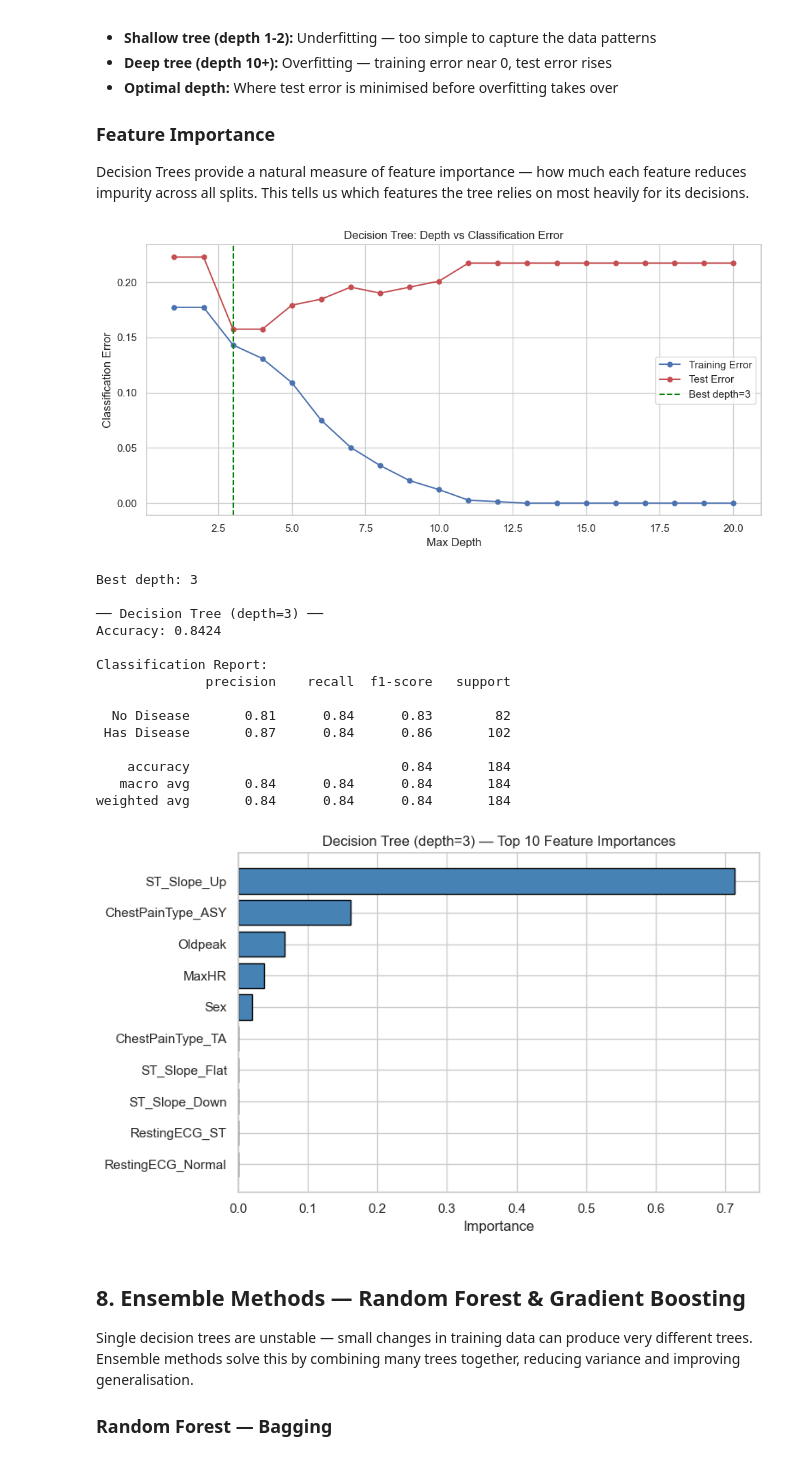
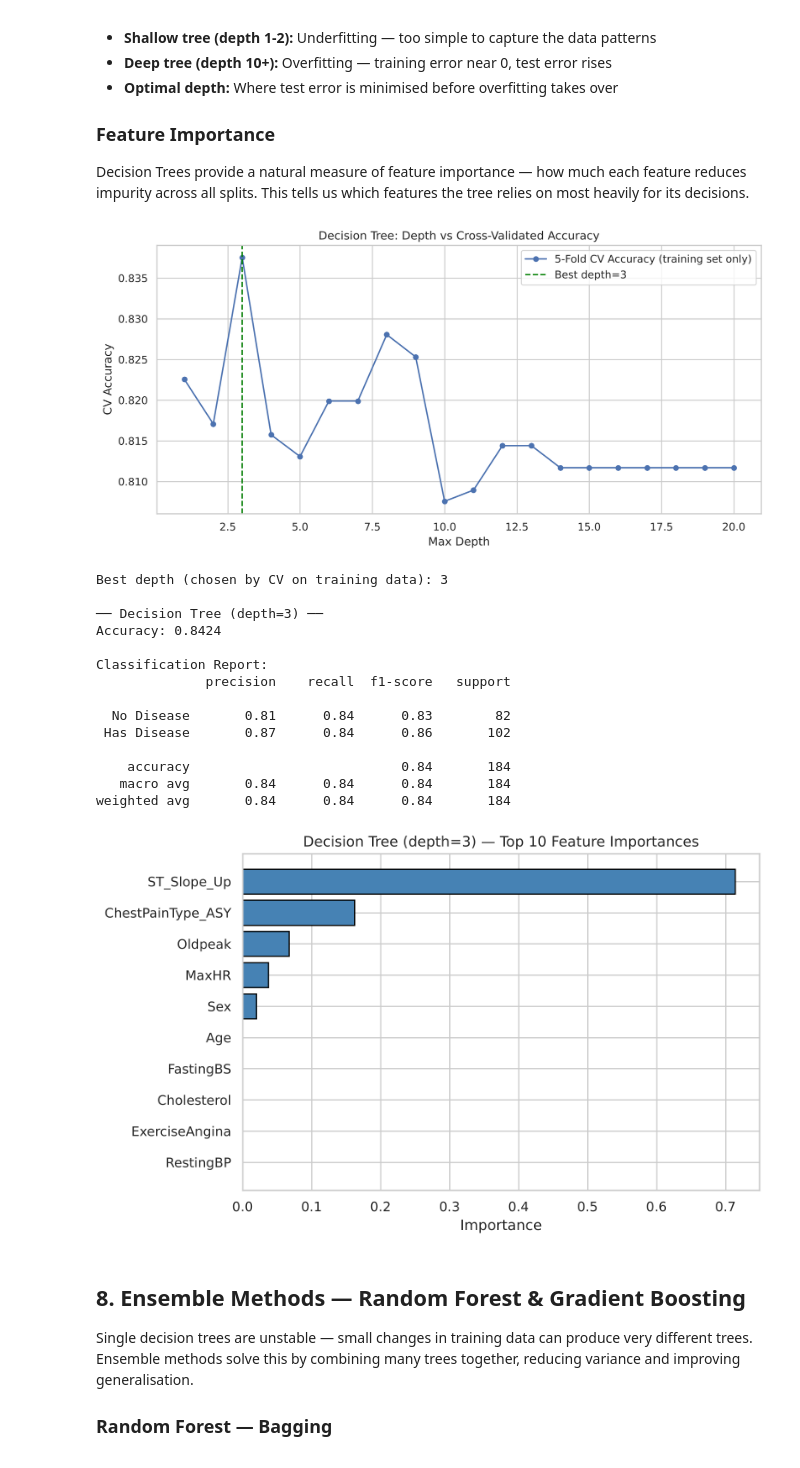
Before and after one commit to vyshnavi259sk/heart-disease-ml, a Jupyter notebook: notebooks/02_Modelling.ipynb, the cells around one changed output. Drawn from its saved outputs; the diff is of its cells as text; code cells hidden in the pictures.

```diff
--- a/notebooks/02_Modelling.ipynb
+++ b/notebooks/02_Modelling.ipynb
@@ -659,27 +658,27 @@ gives closer neighbours more influence — available in scikit-learn via
 `weights='distance'`. We use uniform weights here for simplicity.
 # %%
 # ── KNN CLASSIFICATION ───────────────────────────────────────
+# K is chosen by 5-fold CV on the TRAINING set only — the test set is
+# touched once, after K is fixed, purely to report final performance.
 
 k_values = range(1, 31)
-train_errors = []
-test_errors  = []
+cv_scores_knn = []
 
 for k in k_values:
     knn = KNeighborsClassifier(n_neighbors=k)
-    knn.fit(X_train, y_train)
-    train_errors.append(1 - knn.score(X_train, y_train))
-    test_errors.append(1 - knn.score(X_test, y_test))
+    scores = cross_val_score(knn, X_train, y_train, cv=5, scoring='accuracy')
+    cv_scores_knn.append(scores.mean())
 
-best_k = k_values[np.argmin(test_errors)]
+best_k = k_values[np.argmax(cv_scores_knn)]
 
 plt.figure(figsize=(10, 5))
-plt.plot(k_values, train_errors, 'bo-', label='Training Error', markersize=5)
-plt.plot(k_values, test_errors,  'ro-', label='Test Error',     markersize=5)
+plt.plot(k_values, cv_scores_knn, 'bo-', markersize=5,
+         label='5-Fold CV Accuracy (training set only)')
 plt.axvline(x=best_k, color='green', linestyle='--',
             label=f'Best K={best_k}')
 plt.xlabel('K (Number of Neighbours)')
-plt.ylabel('Classification Error')
-plt.title('KNN: K vs Classification Error')
+plt.ylabel('CV Accuracy')
+plt.title('KNN: K vs Cross-Validated Accuracy')
 plt.legend()
 plt.tight_layout()
 plt.show()
@@ -688,7 +687,7 @@ knn_final = KNeighborsClassifier(n_neighbors=best_k)
 knn_final.fit(X_train, y_train)
 y_pred_knn = knn_final.predict(X_test)
 
-print(f"Best K: {best_k}")
+print(f"Best K (chosen by CV on training data): {best_k}")
 print(f"\n── KNN (K={best_k}) ──")
 print(f"Accuracy: {accuracy_score(y_test, y_pred_knn):.4f}")
 print("\nClassification Report:")
@@ -763,58 +762,58 @@ much each feature reduces impurity across all splits. This tells us
 which features the tree relies on most heavily for its decisions.
 # %%
 # ── DECISION TREE ────────────────────────────────────────────
+# Depth is chosen by 5-fold CV on the TRAINING set only — the test set is
+# touched once, after depth is fixed, purely to report final performance.
 
 depths = range(1, 21)
-train_errors_dt = []
-test_errors_dt  = []
+cv_scores_dt = []
 
 for d in depths:
     dt = DecisionTreeClassifier(max_depth=d, random_state=42)
-    dt.fit(X_train, y_train)
-    train_errors_dt.append(1 - dt.score(X_train, y_train))
-    test_errors_dt.append(1 - dt.score(X_test, y_test))
+    scores = cross_val_score(dt, X_train, y_train, cv=5, scoring='accuracy')
+    cv_scores_dt.append(scores.mean())
 
-best_depth = depths[np.argmin(test_errors_dt)]
+best_depth = depths[np.argmax(cv_scores_dt)]
 
 plt.figure(figsize=(10, 5))
-plt.plot(depths, train_errors_dt, 'bo-', label='Training Error', markersize=5)
-plt.plot(depths, test_errors_dt,  'ro-', label='Test Error',     markersize=5)
+plt.plot(depths, cv_scores_dt, 'bo-', markersize=5,
+         label='5-Fold CV Accuracy (training set only)')
 plt.axvline(x=best_depth, color='green', linestyle='--',
             label=f'Best depth={best_depth}')
 plt.xlabel('Max Depth')
-plt.ylabel('Classification Error')
-plt.title('Decision Tree: Depth vs Classification Error')
+plt.ylabel('CV Accuracy')
+plt.title('Decision Tree: Depth vs Cross-Validated Accuracy')
 plt.legend()
 plt.tight_layout()
 plt.show()
 
 dt_final = DecisionTreeClassifier(max_depth=best_depth, random_state=42)
 dt_final.fit(X_train, y_train)
 y_pred_dt = dt_final.predict(X_test)
 
-print(f"Best depth: {best_depth}")
+print(f"Best depth (chosen by CV on training data): {best_depth}")
 print(f"\n── Decision Tree (depth={best_depth}) ──")
 print(f"Accuracy: {accuracy_score(y_test, y_pred_dt):.4f}")
 print("\nClassification Report:")
 print(classification_report(y_test, y_pred_dt,
       target_names=['No Disease', 'Has Disease']))
 
 feat_imp = pd.DataFrame({
     'Feature':    X_train.columns,
     'Importance': dt_final.feature_importances_
 }).sort_values('Importance', ascending=False).head(10)
 
 plt.figure(figsize=(8, 5))
 plt.barh(feat_imp['Feature'], feat_imp['Importance'],
          color='steelblue', edgecolor='black')
 plt.title(f'Decision Tree (depth={best_depth}) — Top 10 Feature Importances')
 plt.xlabel('Importance')
 plt.gca().invert_yaxis()
 plt.tight_layout()
 plt.show()
 # %% [output]
-[figure, old version]
+[figure, new version]
-Best depth: 3
+Best depth (chosen by CV on training data): 3
 
 ── Decision Tree (depth=3) ──
 Accuracy: 0.8424
@@ -828,7 +827,7 @@ Classification Report:
     accuracy                           0.84       184
    macro avg       0.84      0.84      0.84       184
 weighted avg       0.84      0.84      0.84       184
-[figure, old version]
+[figure, new version]
 # %% [markdown]
 ## 8. Ensemble Methods — Random Forest & Gradient Boosting
 
```
Also changed, not shown: parts of 12 cells of this notebook, 1 other file.
